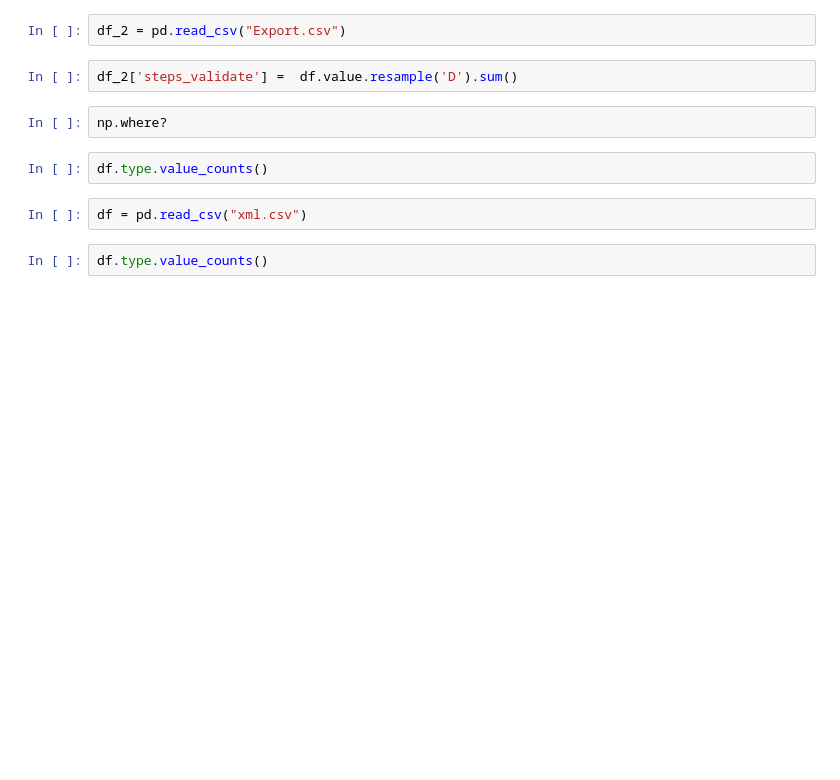
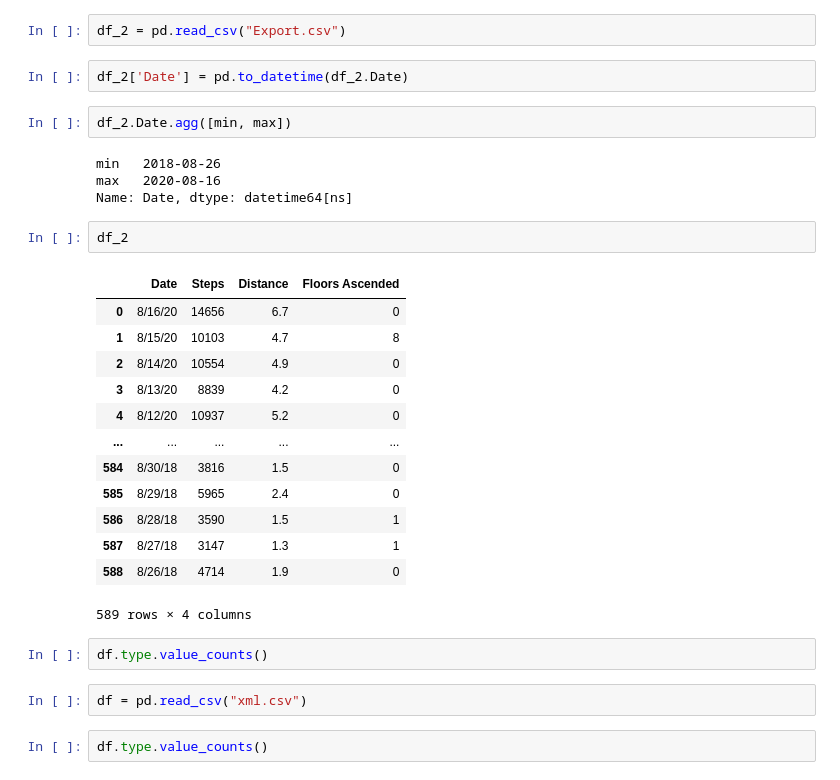
Before and after one commit to noahmelngailis/time_series_steps_project, a Jupyter notebook: time_series_xml.ipynb, the cells around one changed output. Drawn from its saved outputs; the diff is of its cells as text; blank space fills up the shorter version.

```diff
--- a/time_series_xml.ipynb
+++ b/time_series_xml.ipynb
@@ -42,9 +65,29 @@ df_validate =
 # %%
 df_2 = pd.read_csv("Export.csv")
-# %%
-df_2['steps_validate'] =  df.value.resample('D').sum()
-# %%
-np.where?
+# %%
+df_2['Date'] = pd.to_datetime(df_2.Date)
+# %%
+df_2.Date.agg([min, max])
+# %% [output]
+min   2018-08-26
+max   2020-08-16
+Name: Date, dtype: datetime64[ns]
+# %%
+df_2
+# %% [output]
+|  | Date | Steps | Distance | Floors Ascended |
+| 0 | 8/16/20 | 14656 | 6.7 | 0 |
+| 1 | 8/15/20 | 10103 | 4.7 | 8 |
+| 2 | 8/14/20 | 10554 | 4.9 | 0 |
+| 3 | 8/13/20 | 8839 | 4.2 | 0 |
+| 4 | 8/12/20 | 10937 | 5.2 | 0 |
+| ... | ... | ... | ... | ... |
+| 584 | 8/30/18 | 3816 | 1.5 | 0 |
+| 585 | 8/29/18 | 5965 | 2.4 | 0 |
+| 586 | 8/28/18 | 3590 | 1.5 | 1 |
+| 587 | 8/27/18 | 3147 | 1.3 | 1 |
+| 588 | 8/26/18 | 4714 | 1.9 | 0 |
+589 rows × 4 columns
 # %%
 df.type.value_counts()
 # %%
```
Also changed, not shown: parts of 4 cells of this notebook.
